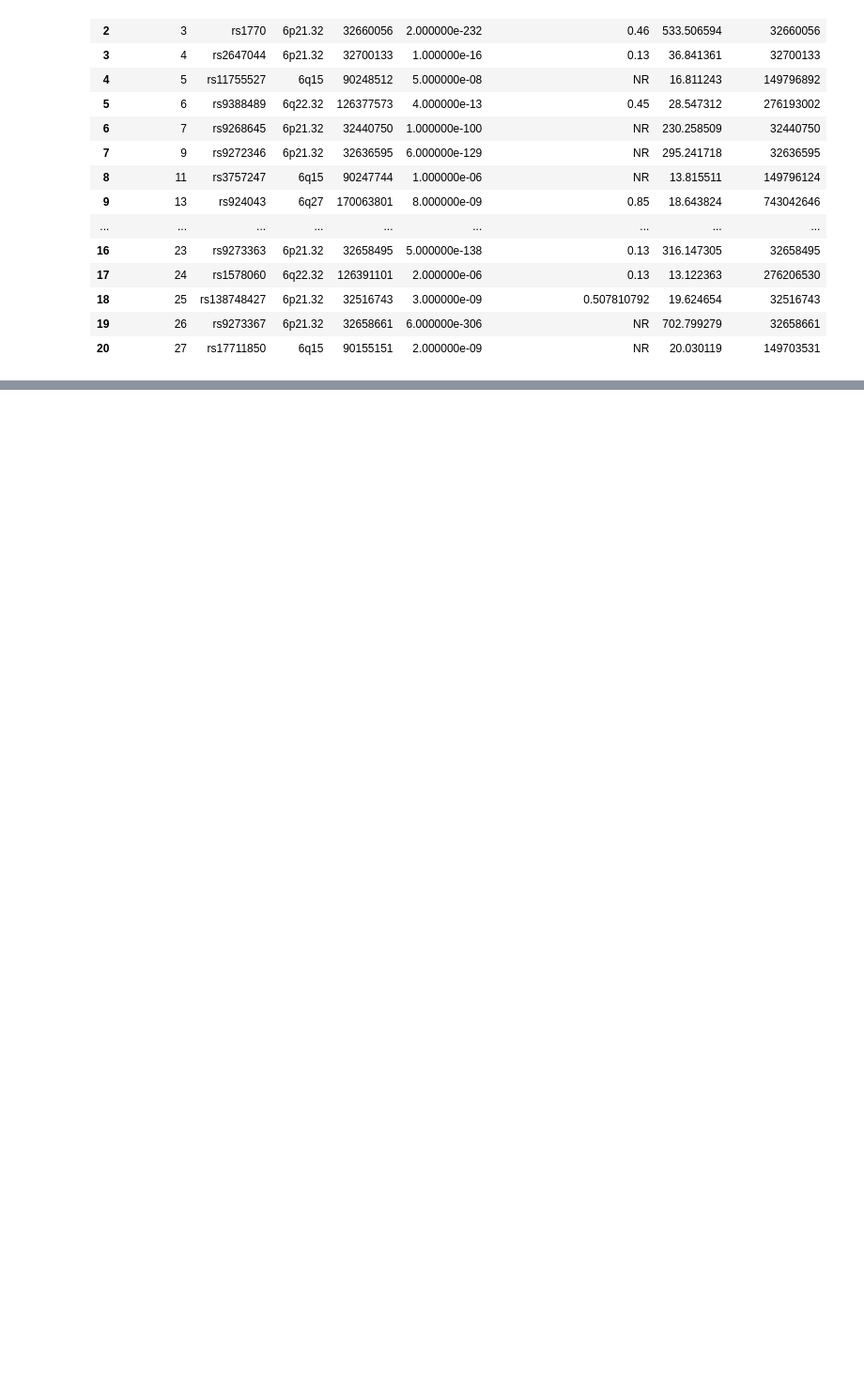
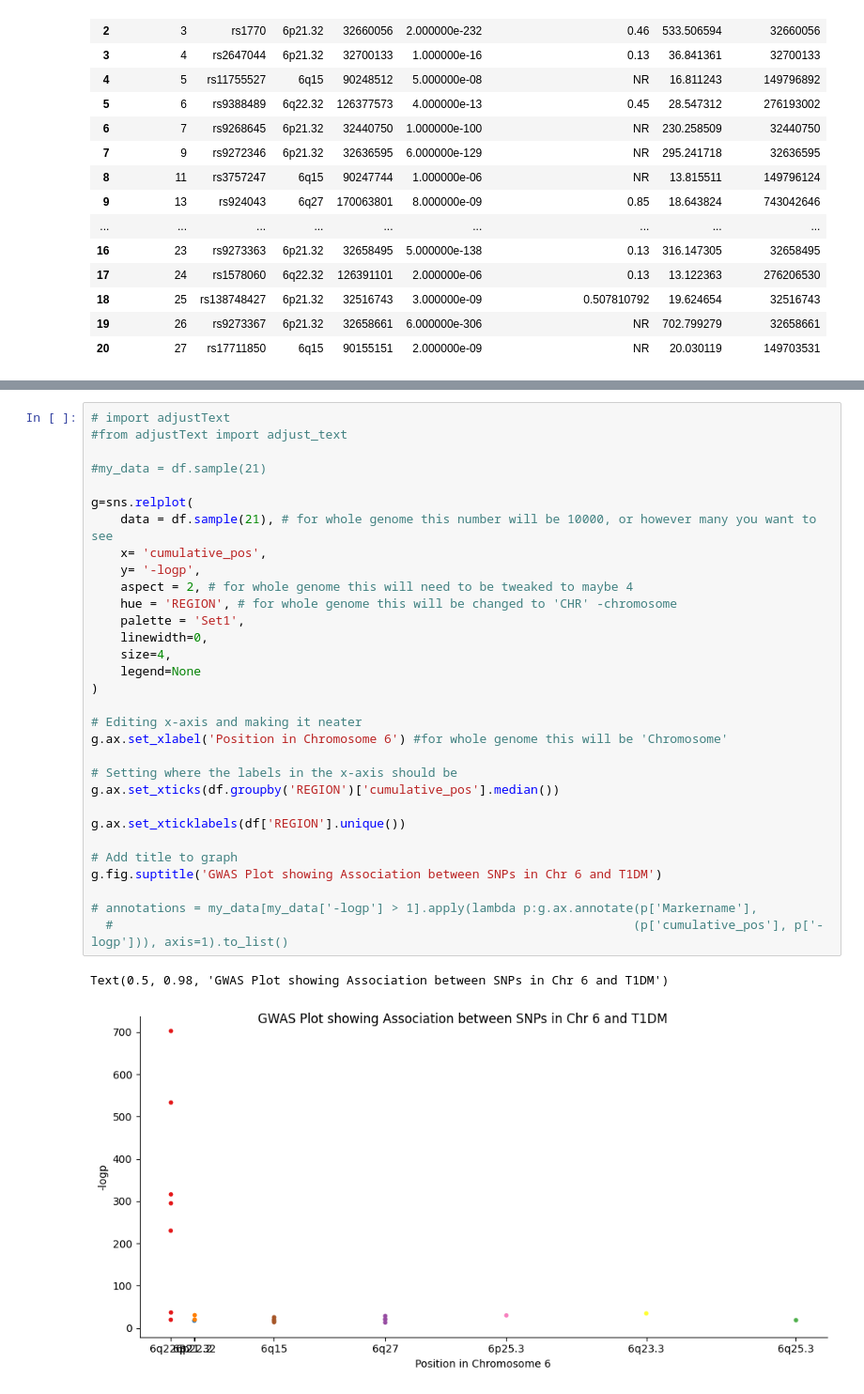
Before and after one commit to imcalledlewis/QMUL-Bioinformatics-DDG, a Jupyter notebook: data/Matplot.ipynb, the cells around one changed output, grey strips where cells are left out. Shown at 94% size. Cells and saved outputs as stored; diff of their text form; blank space fills up the shorter version.

```diff
--- a/data/Matplot.ipynb
+++ b/data/Matplot.ipynb
@@ -171,0 +184,34 @@ sns.relplot(
+# %%
+# import adjustText
+#from adjustText import adjust_text
+
+#my_data = df.sample(21)
+
+g=sns.relplot(
+    data = df.sample(21), # for whole genome this number will be 10000, or however many you want to see
+    x= 'cumulative_pos',
+    y= '-logp',
+    aspect = 2, # for whole genome this will need to be tweaked to maybe 4
+    hue = 'REGION', # for whole genome this will be changed to 'CHR' -chromosome
+    palette = 'Set1',
+    linewidth=0,
+    size=4,
+    legend=None
+)
+
+# Editing x-axis and making it neater
+g.ax.set_xlabel('Position in Chromosome 6') #for whole genome this will be 'Chromosome'
+
+# Setting where the labels in the x-axis should be
+g.ax.set_xticks(df.groupby('REGION')['cumulative_pos'].median())
+
+g.ax.set_xticklabels(df['REGION'].unique())
+
+# Add title to graph
+g.fig.suptitle('GWAS Plot showing Association between SNPs in Chr 6 and T1DM')
+
+# annotations = my_data[my_data['-logp'] > 1].apply(lambda p:g.ax.annotate(p['Markername'],
+  #                                                                       (p['cumulative_pos'], p['-logp'])), axis=1).to_list()
+# %% [output]
+Text(0.5, 0.98, 'GWAS Plot showing Association between SNPs in Chr 6 and T1DM')
+[figure, added]
```
Also changed, not shown: parts of 4 cells of this notebook.
